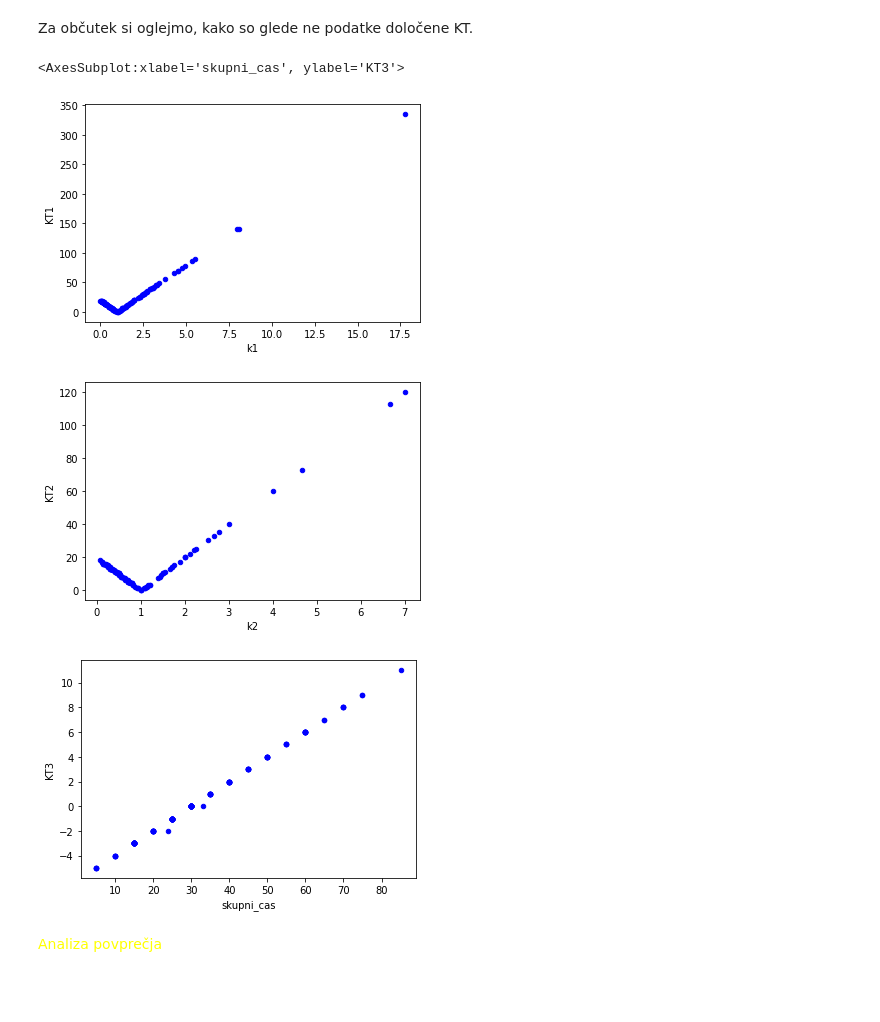
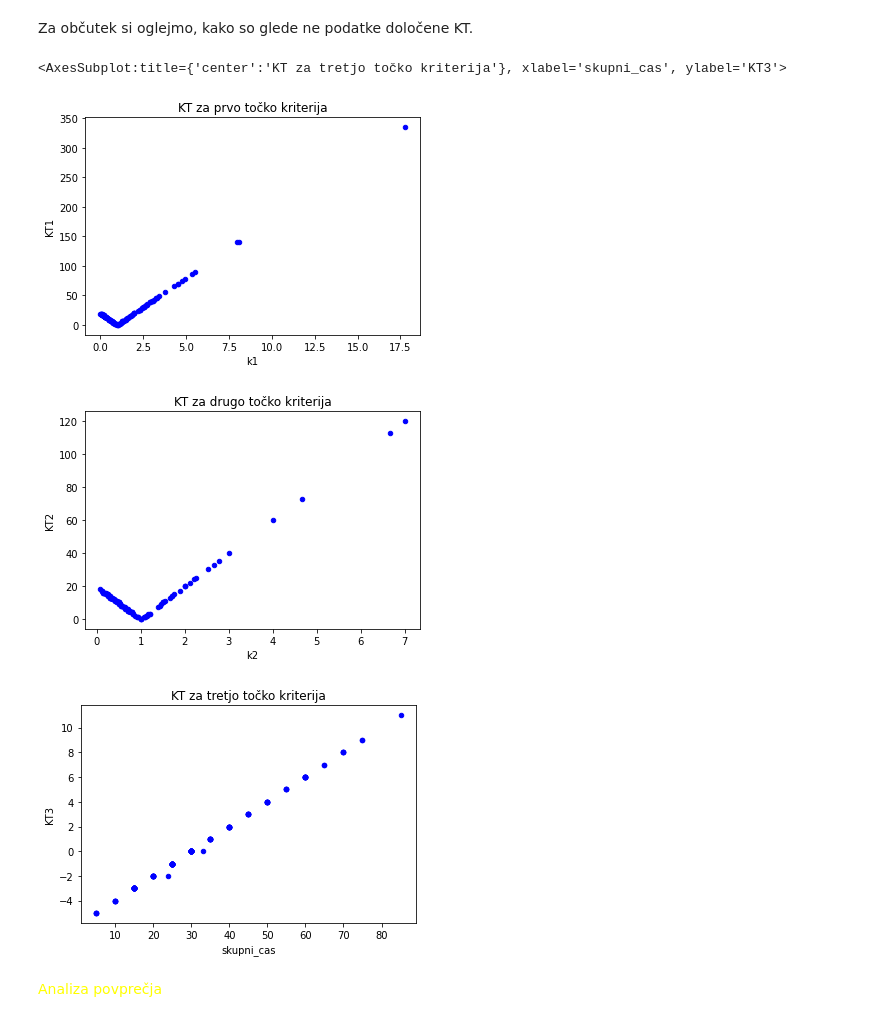
Before and after one commit to AljaZaletelj/Analiza-receptov, a Jupyter notebook: analiza_receptov.ipynb, the cells around one changed output. Saved outputs shown, nothing was run; the diff lists cells and outputs as text; code cells hidden in the pictures; blank space fills up the shorter version.

```diff
--- a/analiza_receptov.ipynb
+++ b/analiza_receptov.ipynb
@@ -85,14 +85,14 @@ recepti.round(2)
 # %% [markdown]
 Za občutek si oglejmo, kako so glede ne podatke določene KT.
 # %%
-recepti.plot.scatter(x="k1", y="KT1", color="blue")
-recepti.plot.scatter(x="k2", y="KT2", color="blue")
-recepti.plot.scatter(x="skupni_cas", y="KT3", color="blue")
+recepti.plot.scatter(x="k1", y="KT1", color="blue", title = "KT za prvo točko kriterija")
+recepti.plot.scatter(x="k2", y="KT2", color="blue", title = "KT za drugo točko kriterija")
+recepti.plot.scatter(x="skupni_cas", y="KT3", color="blue", title = "KT za tretjo točko kriterija")
 # %% [output]
-<AxesSubplot:xlabel='skupni_cas', ylabel='KT3'>
+<AxesSubplot:title={'center':'KT za tretjo točko kriterija'}, xlabel='skupni_cas', ylabel='KT3'>
-[figure, old version]
+[figure, new version]
-[figure, old version]
+[figure, new version]
-[figure, old version]
+[figure, new version]
 # %% [markdown]
 <span style="color:yellow">Analiza povprečja</span>
 # %%
```
Also changed, not shown: parts of 21 cells of this notebook, 1 other file.
